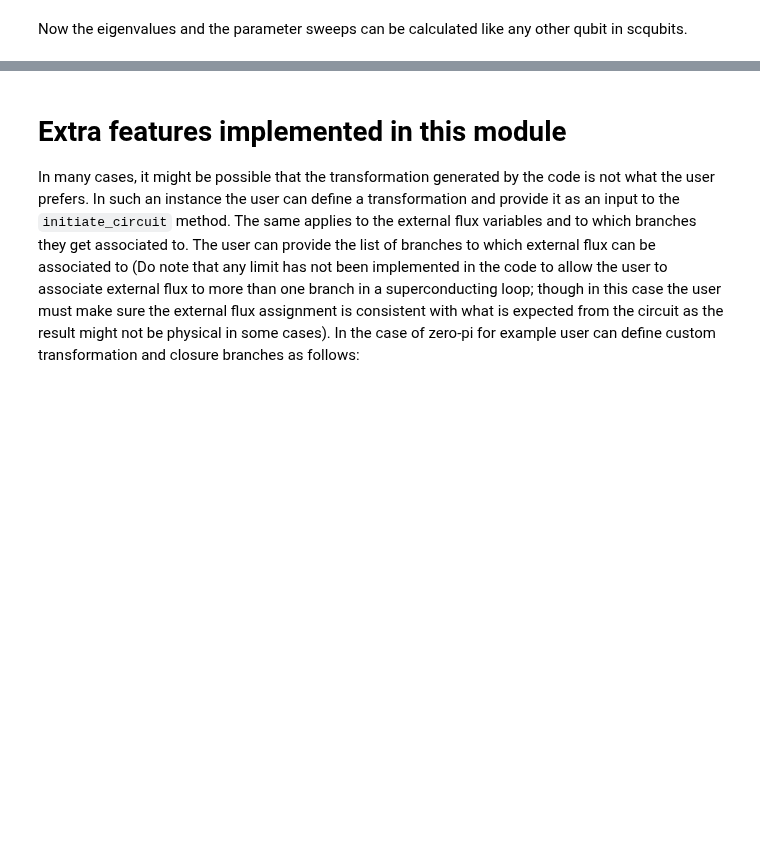
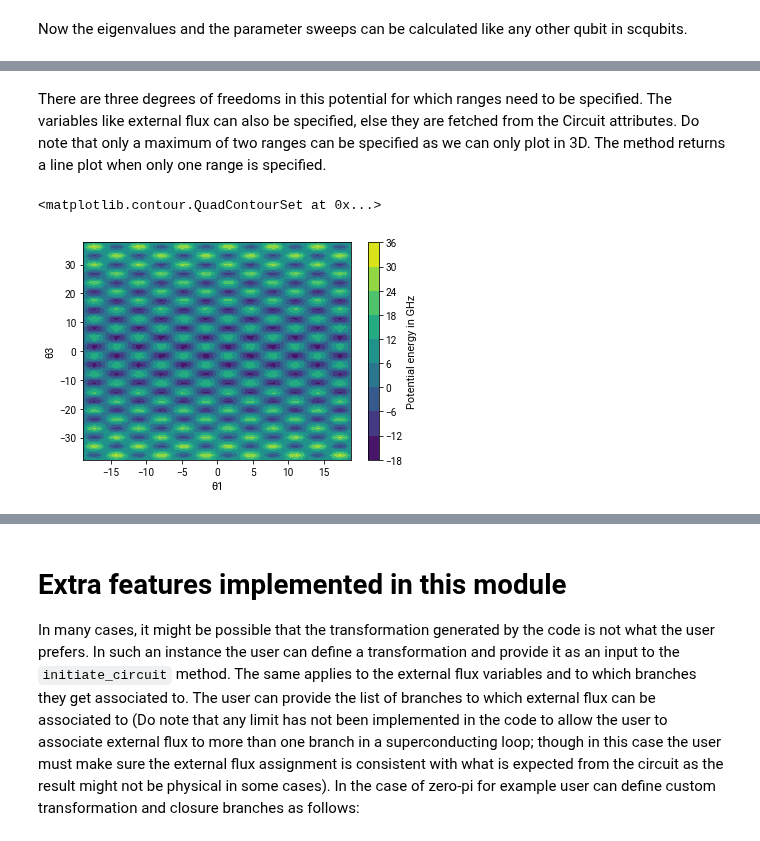
Before and after one commit to scqubits/scqubits, a Jupyter notebook: scqubits_circuit_user_manual.ipynb, the cells around one changed output, grey strips where cells are left out. Drawn from its saved outputs; the diff is of its cells as text; code cells hidden in the pictures; blank space fills up the shorter version.

```diff
--- a/scqubits_circuit_user_manual.ipynb
+++ b/scqubits_circuit_user_manual.ipynb
@@ -197,0 +181,8 @@ zero_pi.plot_evals_vs_paramvals("Φ1", np.linspace(0,1,21))
+# %% [markdown]
+There are three degrees of freedoms in this potential for which ranges need to be specified. The variables like external flux can also be specified, else they are fetched from the Circuit attributes. Do note that only a maximum of two ranges can be specified as we can only plot in 3D. The method returns a line plot when only one range is specified.
+# %%
+import numpy as np
+zero_pi.plot_potential(θ1=np.linspace(-6*np.pi, 6*np.pi), θ3=np.linspace(-12*np.pi, 12*np.pi), θ2 = 0)
+# %% [output]
+<matplotlib.contour.QuadContourSet at 0x...>
+[figure, new version]
```
Also changed, not shown: parts of 45 cells of this notebook, 5 other files.
